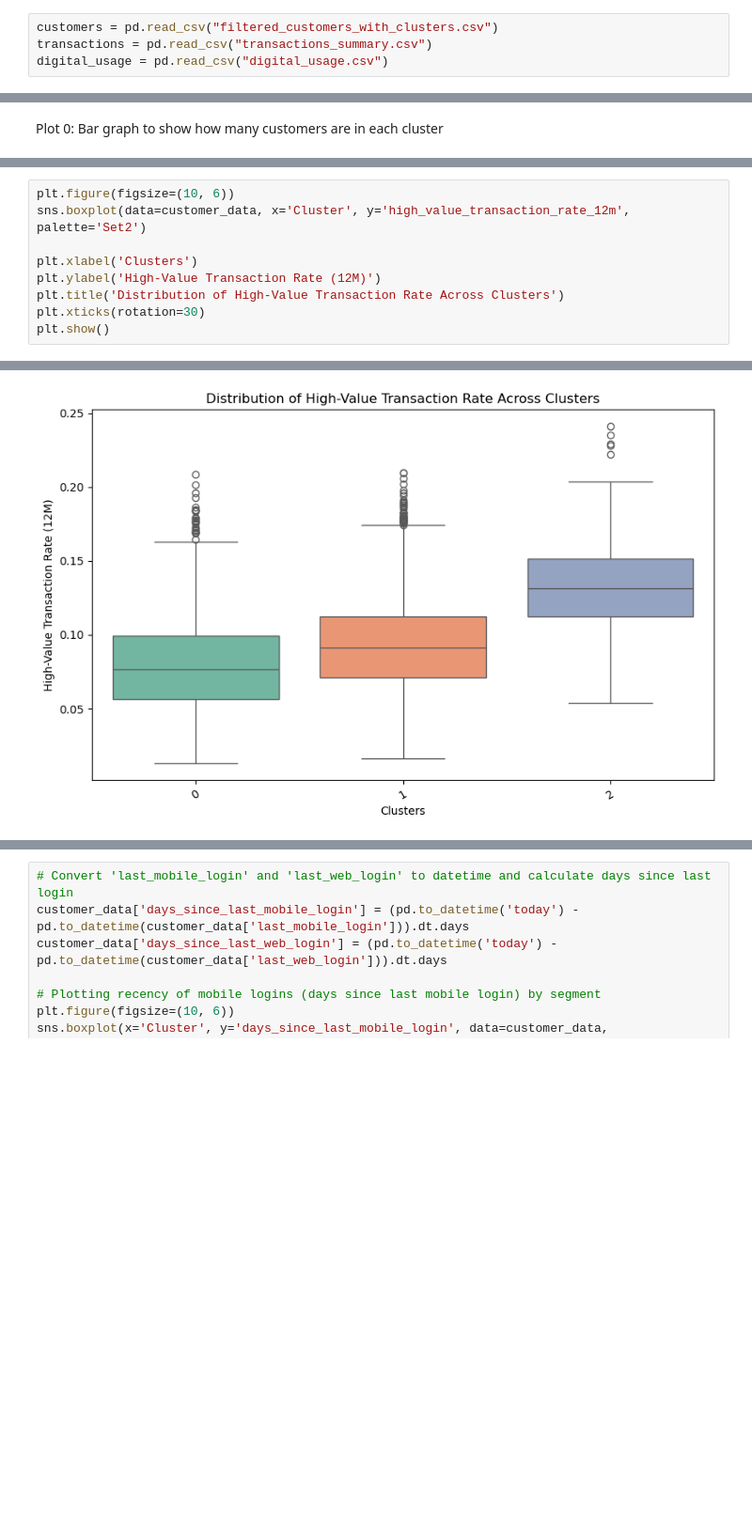
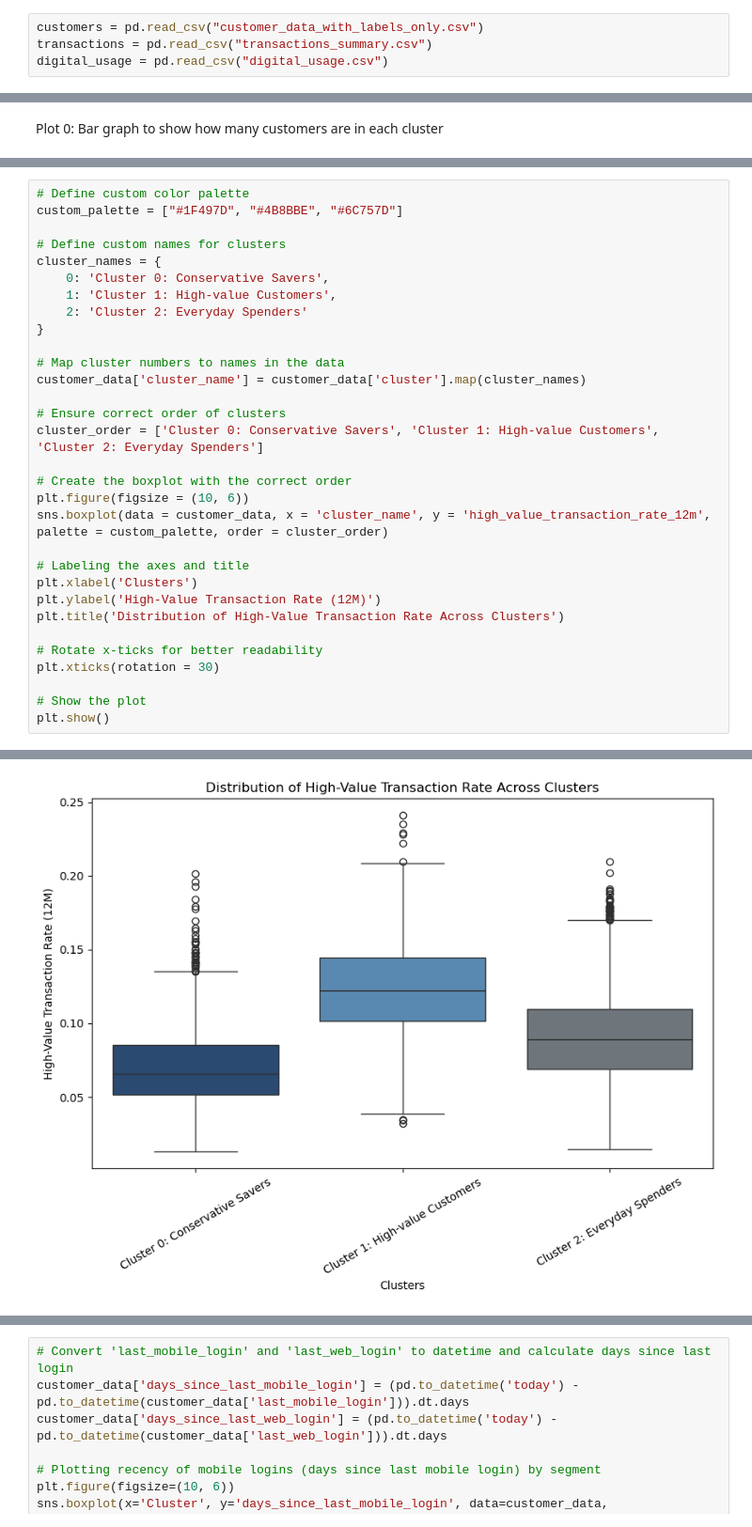
Before and after one commit to andrew250402/DSA3101-Project, a Jupyter notebook: Notebooks/a3-behavioural-patterns.ipynb, the cells around one changed output, grey strips where cells are left out. Shown at 94% size. Cells and saved outputs as stored; diff of their text form; blank space fills up the shorter version.

```diff
--- a/Notebooks/a3-behavioural-patterns.ipynb
+++ b/Notebooks/a3-behavioural-patterns.ipynb
@@ -15,5 +15,5 @@ os.chdir('Data DSA3101')
 # %%
-customers = pd.read_csv("filtered_customers_with_clusters.csv")
+customers = pd.read_csv("customer_data_with_labels_only.csv")
 transactions = pd.read_csv("transactions_summary.csv")
 digital_usage = pd.read_csv("digital_usage.csv")
 # %% [markdown]
@@ -273,11 +295,33 @@ Plot 4: Boxplot of high-value transaction rate across customer segments
 # %%
-plt.figure(figsize=(10, 6))
-sns.boxplot(data=customer_data, x='Cluster', y='high_value_transaction_rate_12m', palette='Set2')
+# Define custom color palette
+custom_palette = ["#1F497D", "#4B8BBE", "#6C757D"]
 
+# Define custom names for clusters
+cluster_names = {
+    0: 'Cluster 0: Conservative Savers',
+    1: 'Cluster 1: High-value Customers',
+    2: 'Cluster 2: Everyday Spenders'
+}
+
+# Map cluster numbers to names in the data
+customer_data['cluster_name'] = customer_data['cluster'].map(cluster_names)
+
+# Ensure correct order of clusters
+cluster_order = ['Cluster 0: Conservative Savers', 'Cluster 1: High-value Customers', 'Cluster 2: Everyday Spenders']
+
+# Create the boxplot with the correct order
+plt.figure(figsize = (10, 6))
+sns.boxplot(data = customer_data, x = 'cluster_name', y = 'high_value_transaction_rate_12m', palette = custom_palette, order = cluster_order)
+
+# Labeling the axes and title
 plt.xlabel('Clusters')
 plt.ylabel('High-Value Transaction Rate (12M)')
 plt.title('Distribution of High-Value Transaction Rate Across Clusters')
-plt.xticks(rotation=30)
+
+# Rotate x-ticks for better readability
+plt.xticks(rotation = 30)
+
+# Show the plot
 plt.show()
 # %% [output]
 Passing `palette` without assigning `hue` is deprecated and will be removed in v0.14.0. Assign the `x` variable to `hue` and set `legend=False` for the same effect.
@@ -286 +330 @@ Passing `palette` without assigning `hue` is deprecated and will be removed in v
-[figure, old version]
+[figure, new version]
```
Also changed, not shown: parts of 42 cells of this notebook.
